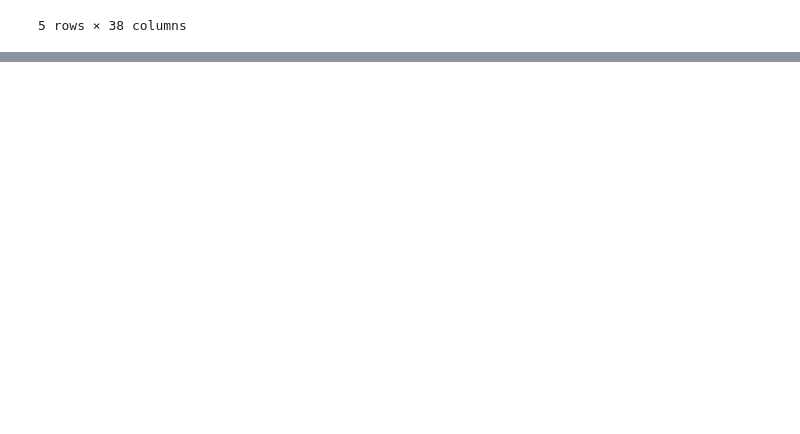
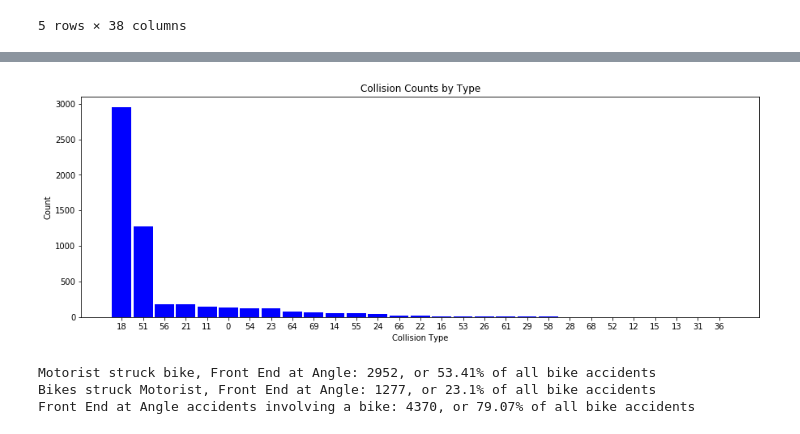
Before and after one commit to psilly-rabbit/Coursera_Capstone, a Jupyter notebook: Capstone Data Exploration.ipynb, the cells around one changed output, grey strips where cells are left out. Drawn from its saved outputs; the diff is of its cells as text; code cells hidden in the pictures; blank space fills up the shorter version.

```diff
--- a/Capstone Data Exploration.ipynb
+++ b/Capstone Data Exploration.ipynb
@@ -41,6 +66,7 @@ Total Bike Serious Injuries: 4805, or 86.94% of the total number of bike acciden
 # %%
 # create a bike accident and location df
-df_loc_roadcond = df_og[['PEDCYLCOUNT', 'SEVERITYCODE.1', 'ADDRTYPE','ROADCOND']]
+df_loc_roadcond = df_og[['PEDCYLCOUNT', 'SEVERITYCODE.1', 'ADDRTYPE','ROADCOND','SDOT_COLCODE', 'X', 'Y', 'INCDATE']]
 location_len= len(df_loc_roadcond.index)
-df_loc_roadcond.head(5)
+df_loc_roadcond[['DATE','DROP']] = df_loc_roadcond.INCDATE.str.split(expand=True)
+df_loc_roadcond['DATE'] = pd.to_datetime(df_loc_roadcond['DATE'])
 # %% [output]
@@ -52,0 +82,17 @@ df_loc_roadcond.head(5)
+# %%
+# drop all non-bike collisions from table
+df_final = df_loc_roadcond[df_loc_roadcond['PEDCYLCOUNT'] > 0]
+
+# Set Columns for Dry and Wet Roads
+df_final['Dry'] = np.where(df_final['ROADCOND'].str.contains("Dry"), True, False)
+df_final['Wet'] = np.where(df_final['ROADCOND'].str.contains("Wet"), True, False)
+
+# Set Columns for Alley, Intersections, and Block
+df_final['Block'] = np.where(df_final['ADDRTYPE'].str.contains("Block"), True, False)
+df_final['Intersection'] = np.where(df_final['ADDRTYPE'].str.contains("Intersection"), True, False)
+df_final['Alley'] = np.where(df_final['ADDRTYPE'].str.contains("Alley"), True, False)
+
+# drop the ADDRTYPE and ROADCOND column
+df_final.drop(['ADDRTYPE', 'ROADCOND', 'INCDATE', 'DROP'], axis=1, inplace=True)
+
+df_final.head()
@@ -212,0 +197,36 @@ Bike Accidents on Wet Roads at Intersections with Serious Injuries: 519, or 10.8
+# %%
+collision_counts = df_final['SDOT_COLCODE'].value_counts()
+cc_index = np.array(collision_counts.index)
+df_cc = pd.DataFrame(df_final['SDOT_COLCODE'].value_counts())
+df_cc.insert(0,'TYPE', cc_index)
+df_cc = df_cc.astype({'TYPE': str})
+# %%
+# Create a bar chart showing the number of collision types for total bike accidents
+plt.figure(figsize=(15,5))
+plt.bar(df_cc['TYPE'], df_cc['SDOT_COLCODE'] , color='blue', width = .9)
+plt.title('Collision Counts by Type')
+plt.xlabel('Collision Type')
+plt.ylabel('Count')
+plt.xticks(df_cc['TYPE'])
+plt.show()
+# %% [output]
+[figure, added]
+# %%
+# Bike Accidents from Collision type 18
+ctype_18_accident = len(df_final[df_final['SDOT_COLCODE'] == 18])
+percent_ctype_18 = round(((ctype_18_accident/totalbikes)*100),2)
+print(F"Motorist struck bike, Front End at Angle: {ctype_18_accident}, or {percent_ctype_18}% of all bike accidents")
+
+# Bike Accidents from Collision type 51
+ctype_51_accident = len(df_final[df_final['SDOT_COLCODE'] == 51])
+percent_ctype_51 = round(((ctype_51_accident/totalbikes)*100),2)
+print(F"Bikes struck Motorist, Front End at Angle: {ctype_51_accident}, or {percent_ctype_51}% of all bike accidents")
+
+# Bike Accidents from Collision type 18,51,11
+ctype_18_51_accident = len(df_final.loc[(df_final['SDOT_COLCODE'] == 18) ^ (df_final['SDOT_COLCODE'] == 51) ^ (df_final['SDOT_COLCODE'] == 11)])
+percent_ctype_18_51 = round(((ctype_18_51_accident/totalbikes)*100),2)
+print(F"Front End at Angle accidents involving a bike: {ctype_18_51_accident}, or {percent_ctype_18_51}% of all bike accidents")
+# %% [output]
+Motorist struck bike, Front End at Angle: 2952, or 53.41% of all bike accidents
+Bikes struck Motorist, Front End at Angle: 1277, or 23.1% of all bike accidents
+Front End at Angle accidents involving a bike: 4370, or 79.07% of all bike accidents
```
Also changed, not shown: parts of 13 cells of this notebook.
